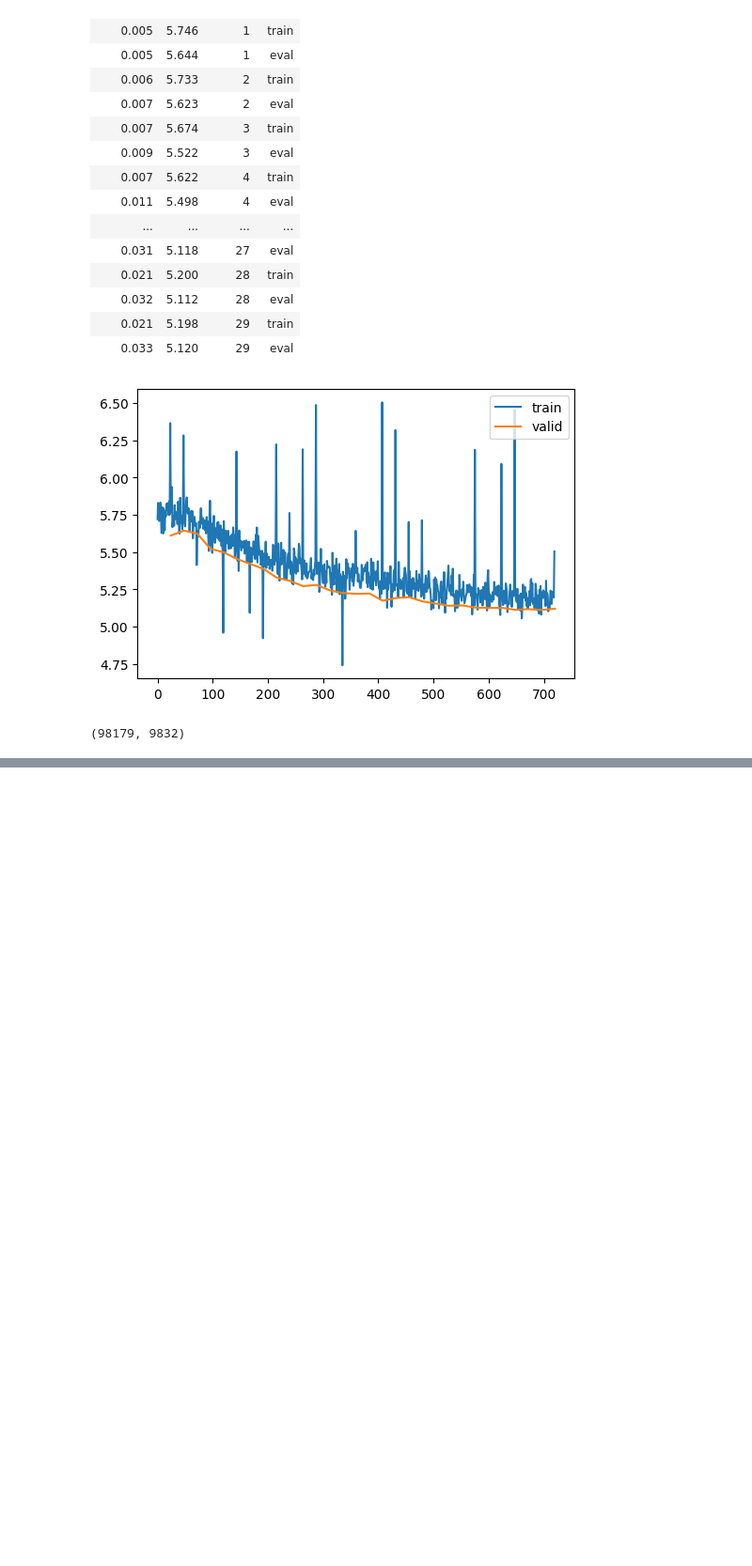
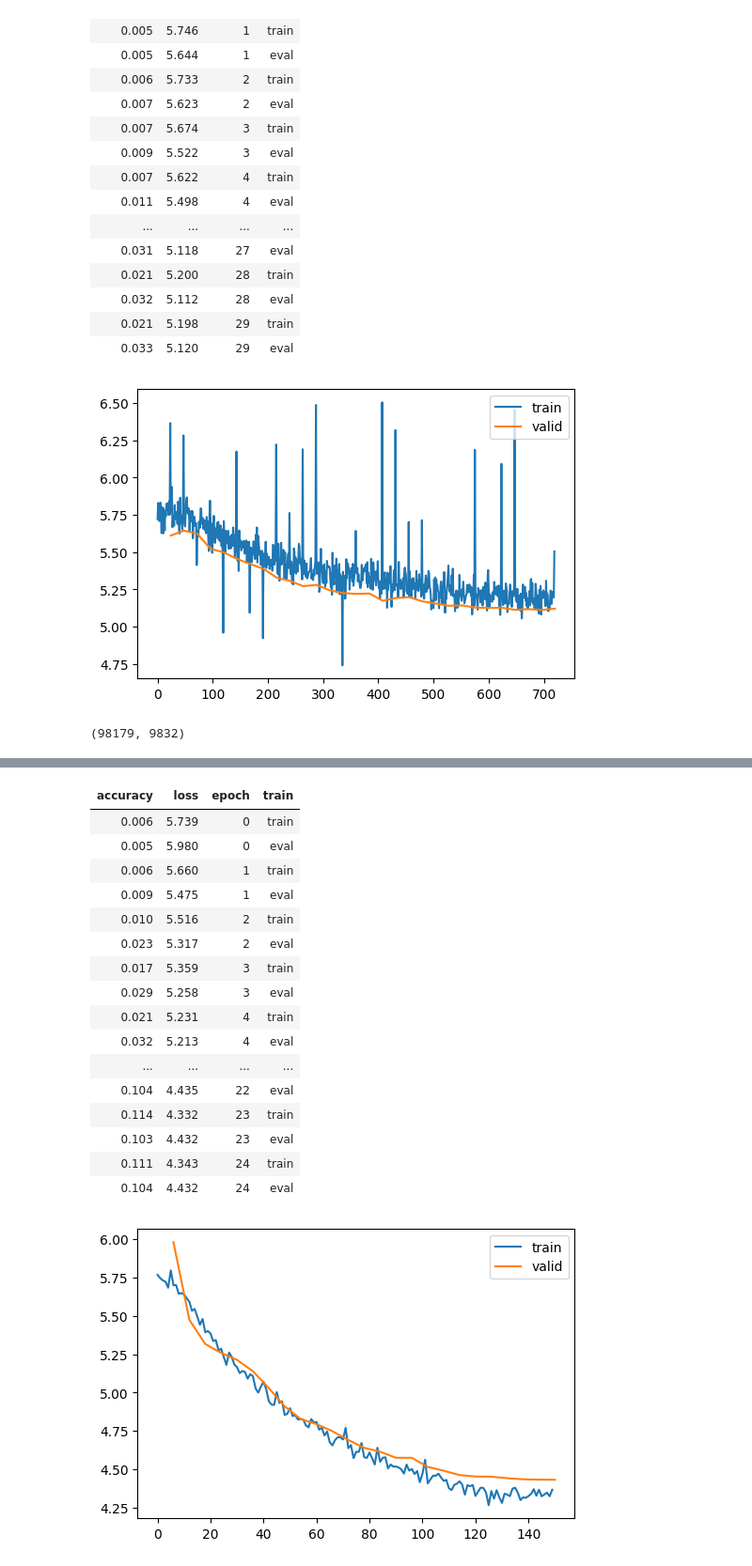
Before and after one commit to pranay8297/fastaip2, a Jupyter notebook: pre_act_experimentation.ipynb, the cells around one changed output, grey strips where cells are left out. Shown at 94% size. Drawn from its saved outputs; the diff is of its cells as text; code cells hidden in the pictures; blank space fills up the shorter version.

```diff
--- a/pre_act_experimentation.ipynb
+++ b/pre_act_experimentation.ipynb
@@ -909,0 +969,32 @@ runtime.unassign()
+# %%
+dls = DataLoaders(train_dl, valid_dl)
+lr_max, epochs = 5e-04, 25
+cbs = [
+          DeviceCB(torch.device('cuda' if torch.cuda.is_available() else 'cpu')),
+          MetricsCB(accuracy = MulticlassAccuracy()),
+          ProgressCB(plot = True),
+          BatchSchedulerCB(partial(lr_scheduler.OneCycleLR, max_lr = lr_max, epochs = epochs, steps_per_epoch = len(dls.train))),
+      ]
+
+model = get_model(PreActResBlock, nls = (1, 1, 1, 1, 1), nfs = (32, 64, 128, 256, 512), nc = 200).apply(iw)
+learner = AccLearner(model, dls, loss_func = nn.CrossEntropyLoss(), lr = lr_max, cbs = cbs, opt_func = torch.optim.AdamW)
+learner.fit(epochs)
+# %% [output]
+| accuracy | loss | epoch | train |
+| 0.006 | 5.739 | 0 | train |
+| 0.005 | 5.980 | 0 | eval |
+| 0.006 | 5.660 | 1 | train |
+| 0.009 | 5.475 | 1 | eval |
+| 0.010 | 5.516 | 2 | train |
+| 0.023 | 5.317 | 2 | eval |
+| 0.017 | 5.359 | 3 | train |
+| 0.029 | 5.258 | 3 | eval |
+| 0.021 | 5.231 | 4 | train |
+| 0.032 | 5.213 | 4 | eval |
+| ... | ... | ... | ... |
+| 0.104 | 4.435 | 22 | eval |
+| 0.114 | 4.332 | 23 | train |
+| 0.103 | 4.432 | 23 | eval |
+| 0.111 | 4.343 | 24 | train |
+| 0.104 | 4.432 | 24 | eval |
+[figure, added]
```
Also changed, not shown: parts of 17 cells of this notebook.
